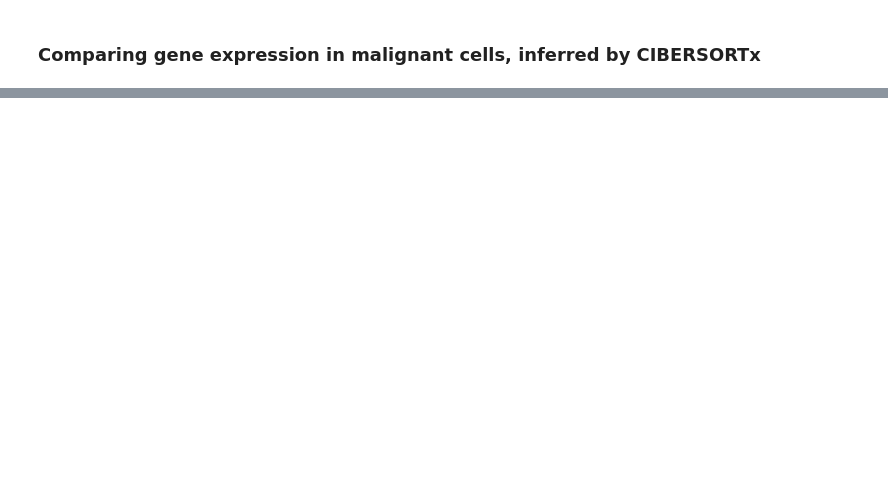
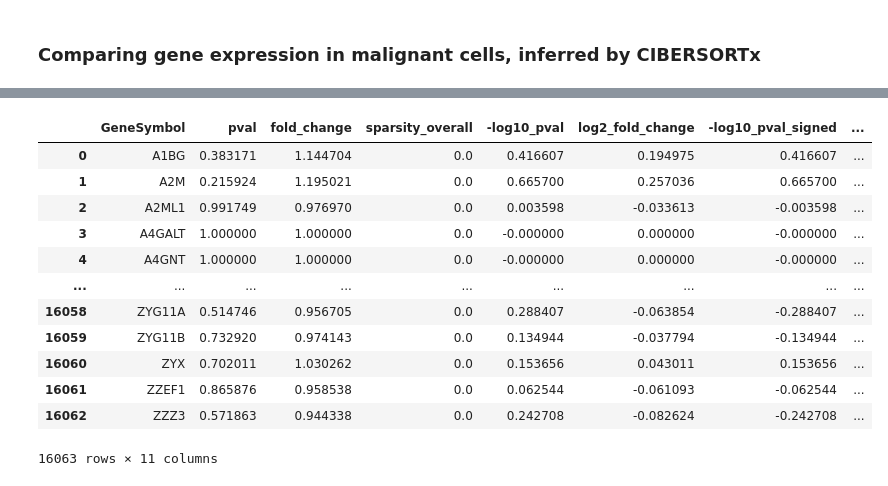
Before and after one commit to davidliu-lab/deconv, a Jupyter notebook: analysis/evaluating_cibersortx/identically_generated_cohorts_100/volcano_plots.ipynb, the cells around one changed output, grey strips where cells are left out. Drawn from its saved outputs; the diff is of its cells as text; code cells hidden in the pictures; blank space fills up the shorter version.

Commit message:
make volcano plot of negative countrol, malignant cells only

```diff
--- a/analysis/evaluating_cibersortx/identically_generated_cohorts_100/volcano_plots.ipynb
+++ b/analysis/evaluating_cibersortx/identically_generated_cohorts_100/volcano_plots.ipynb
@@ -67,3 +74,4 @@ importlib.reload(helpers.deg_analysis)
 # %%
 df_bulk_rnaseq = helpers.data_io_and_formatting.load_concatenated_bulk_rnaseq(
-    path_root / "data" / "bulkrnaseq.txt")
+    path_root / "data" / "bulkrnaseq.txt"
+)
@@ -115,0 +90,17 @@ data_io_and_formatting.load_concatenated_bulk_rnaseq(
+# %%
+path_pattern = path_root / "outdir" / "CIBERSORTxHiRes_NA_Malignant_Window*txt"
+df_rnaseq_inferred_malignant_ = helpers.running_cibersortx.read_hires_cell_type_geps(
+    path_pattern
+)
+# %%
+def _(df):
+    df = df.copy()
+    df.index = pd.MultiIndex.from_tuples(
+        df.index.map(lambda x: (x[1],) + tuple(x[2].split("/"))),
+        names=["GeneSymbol", "cohort_id", "sample_id"],
+    )
+    df = df.unstack("cohort_id")
+    return df
+
+
+df_rnaseq_inferred_malignant = _(df_rnaseq_inferred_malignant_)
@@ -115,0 +124,19 @@ data_io_and_formatting.load_concatenated_bulk_rnaseq(
+# %%
+df_rnaseq_inferred_malignant_stats = helpers.deg_analysis.compute_stats(
+    df_rnaseq_inferred_malignant.groupby("GeneSymbol")
+)
+df_rnaseq_inferred_malignant_stats
+# %% [output]
+|  | GeneSymbol | pval | fold_change | sparsity_overall | -log10_pval | log2_fold_change | -log10_pval_signed | ... |
+| 0 | A1BG | 0.383171 | 1.144704 | 0.0 | 0.416607 | 0.194975 | 0.416607 | ... |
+| 1 | A2M | 0.215924 | 1.195021 | 0.0 | 0.665700 | 0.257036 | 0.665700 | ... |
+| 2 | A2ML1 | 0.991749 | 0.976970 | 0.0 | 0.003598 | -0.033613 | -0.003598 | ... |
+| 3 | A4GALT | 1.000000 | 1.000000 | 0.0 | -0.000000 | 0.000000 | -0.000000 | ... |
+| 4 | A4GNT | 1.000000 | 1.000000 | 0.0 | -0.000000 | 0.000000 | -0.000000 | ... |
+| ... | ... | ... | ... | ... | ... | ... | ... | ... |
+| 16058 | ZYG11A | 0.514746 | 0.956705 | 0.0 | 0.288407 | -0.063854 | -0.288407 | ... |
+| 16059 | ZYG11B | 0.732920 | 0.974143 | 0.0 | 0.134944 | -0.037794 | -0.134944 | ... |
+| 16060 | ZYX | 0.702011 | 1.030262 | 0.0 | 0.153656 | 0.043011 | 0.153656 | ... |
+| 16061 | ZZEF1 | 0.865876 | 0.958538 | 0.0 | 0.062544 | -0.061093 | -0.062544 | ... |
+| 16062 | ZZZ3 | 0.571863 | 0.944338 | 0.0 | 0.242708 | -0.082624 | -0.242708 | ... |
+16063 rows × 11 columns
```
Also changed, not shown: parts of 9 cells of this notebook, 3 other files.
